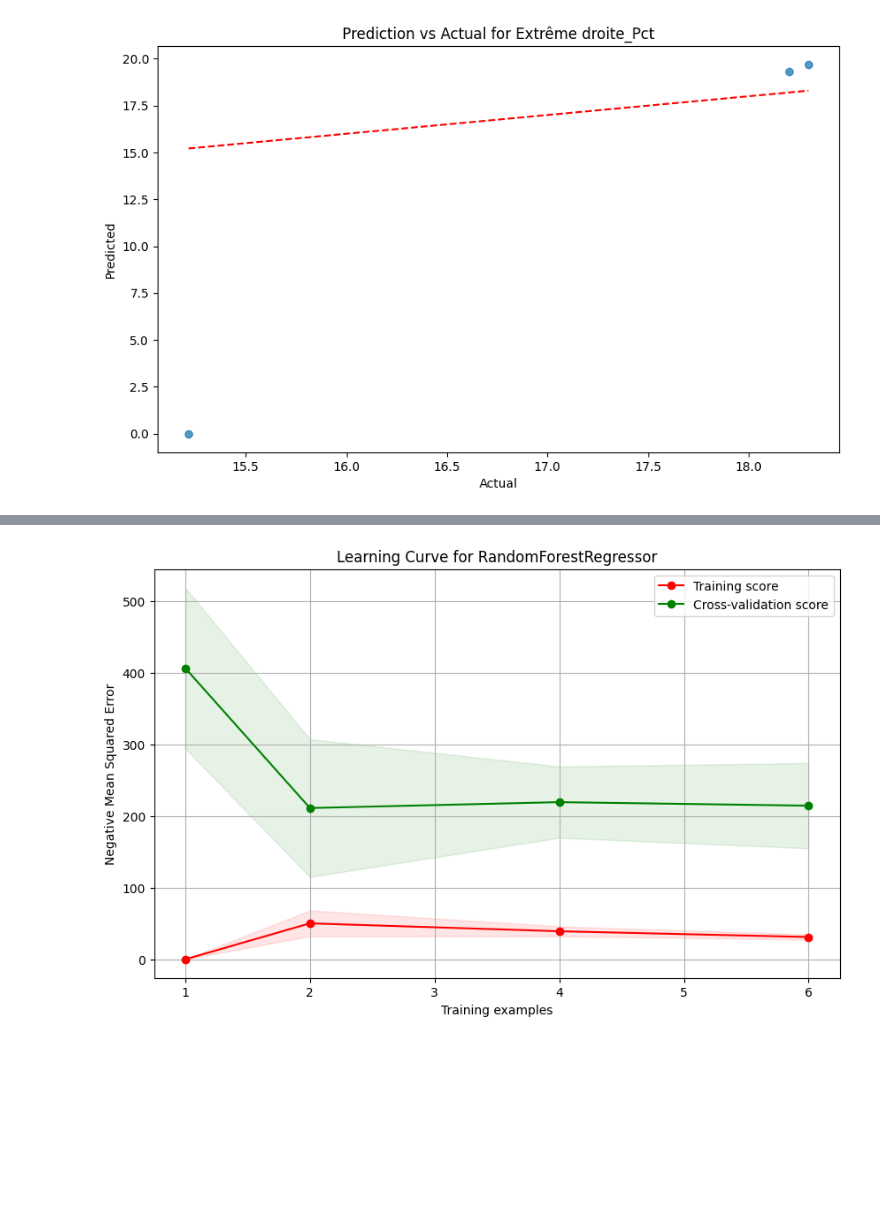
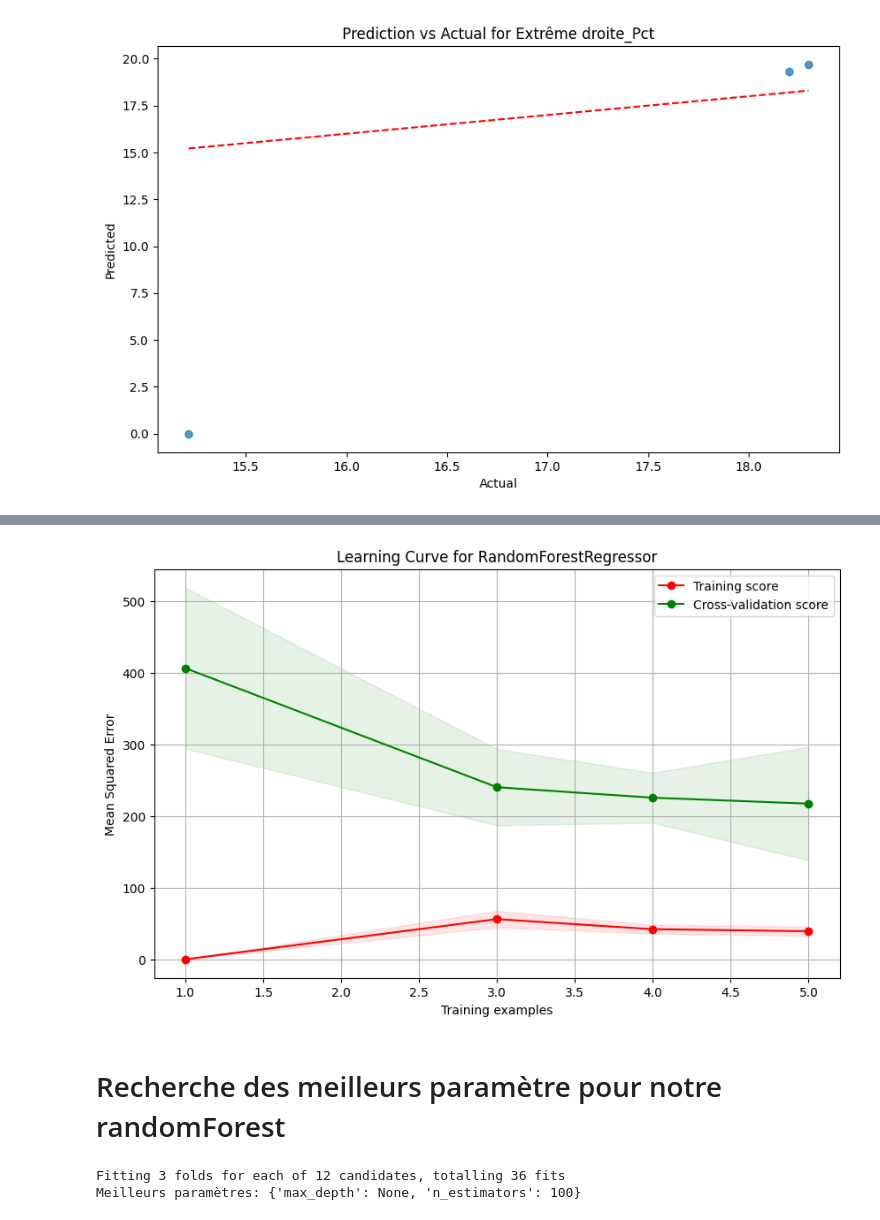
Before and after one commit to MathysLioson/presidential_IA, a Jupyter notebook: algo/presidentialLearning.ipynb, the cells around one changed output, grey strips where cells are left out. Drawn from its saved outputs; the diff is of its cells as text; code cells hidden in the pictures; blank space fills up the shorter version.

````diff
--- a/algo/presidentialLearning.ipynb
+++ b/algo/presidentialLearning.ipynb
@@ -55,13 +55,13 @@ Nous entraînons un modèle de régression et de classification RandomForest.
 ```python
 # %%
 # Régression
-regressor = RandomForestRegressor(n_estimators=10, max_depth=3, random_state=42)
+regressor = RandomForestRegressor(n_estimators=200, max_depth=3, random_state=42)
 try:
     regressor.fit(X_train, y_train_class)
 except Exception as e:
     print(f"Error training model: {e}")
 
 # Classification
-classifier = RandomForestClassifier(n_estimators=10, max_depth=3, random_state=42)
+classifier = RandomForestClassifier(n_estimators=200, max_depth=3, random_state=42)
 classifier.fit(X_train, y_train_class)
 # %% [output]
@@ -264,37 +260,59 @@ plt.show()
 # %%
 from sklearn.ensemble import RandomForestRegressor
 from sklearn.model_selection import learning_curve
 import numpy as np
 import matplotlib.pyplot as plt
 
-# Assuming X_train and y_train are already defined and are appropriate for regression
+# Assumant que X_train et y_train sont déjà définis et appropriés pour la régression
 train_sizes, train_scores, test_scores = learning_curve(
-    RandomForestRegressor(),
+    RandomForestRegressor(),  # Vous pouvez configurer le modèle ici si nécessaire
     X_train,
     y_train,
-    cv=5,  # Using 5-fold cross-validation
-    scoring='neg_mean_squared_error',  # Appropriate scoring for regression
-    n_jobs=-1,
-    train_sizes=[1, 2, 4, 6]  # Ensure this fits within your dataset size
+    cv=5,  # Validation croisée en 5 plis
+    scoring='neg_mean_squared_error',  # Le scoring MSE négatif est courant en régression
+    n_jobs=-1,  # Utiliser tous les processeurs disponibles
+    train_sizes=[0.1, 0.3, 0.5, 0.7, 0.9]  # Pourcentages de données utilisées pour l'entraînement
 )
 
-# Calculate means and standard deviations
+# Calcul des moyennes et des écarts-types, convertir les scores en positif pour une meilleure interprétation
 train_mean = -np.mean(train_scores, axis=1)
 train_std = np.std(train_scores, axis=1)
 test_mean = -np.mean(test_scores, axis=1)
 test_std = np.std(test_scores, axis=1)
 
-# Plotting
+# Affichage
 plt.figure(figsize=(10, 6))
 plt.plot(train_sizes, train_mean, 'o-', color="r", label="Training score")
 plt.fill_between(train_sizes, train_mean - train_std, train_mean + train_std, color="r", alpha=0.1)
 plt.plot(train_sizes, test_mean, 'o-', color="g", label="Cross-validation score")
 plt.fill_between(train_sizes, test_mean - test_std, test_mean + test_std, color="g", alpha=0.1)
 plt.title('Learning Curve for RandomForestRegressor')
 plt.xlabel('Training examples')
-plt.ylabel('Negative Mean Squared Error')
+plt.ylabel('Mean Squared Error')  # Afficher MSE positif pour une interprétation correcte
 plt.legend(loc="best")
 plt.grid(True)
 plt.show()
 # %% [output]
-[figure, old version]
+[figure, new version]
+# %% [markdown]
+# Recherche des meilleurs paramètre pour notre randomForest
+# %%
+from sklearn.model_selection import GridSearchCV
+from sklearn.ensemble import RandomForestRegressor
+
+# Définition des paramètres à tester
+param_grid = {
+    'n_estimators': [100, 200, 300],  # Test avec 100, 200, 300 arbres
+    'max_depth': [None, 10, 20, 30]  # Test sans limite, 10, 20, 30 niveaux de profondeur
+}
+
+# Création du modèle pour la recherche sur grille
+rf = RandomForestRegressor(random_state=42)
+grid_search = GridSearchCV(estimator=rf, param_grid=param_grid, cv=3, scoring='neg_mean_squared_error', verbose=2, n_jobs=-1)
+grid_search.fit(X_train, y_train)
+
+# Meilleurs paramètres
+print("Meilleurs paramètres:", grid_search.best_params_)
+# %% [output]
+Fitting 3 folds for each of 12 candidates, totalling 36 fits
+Meilleurs paramètres: {'max_depth': None, 'n_estimators': 100}
````
Also changed, not shown: parts of 17 cells of this notebook, 4 other files.
